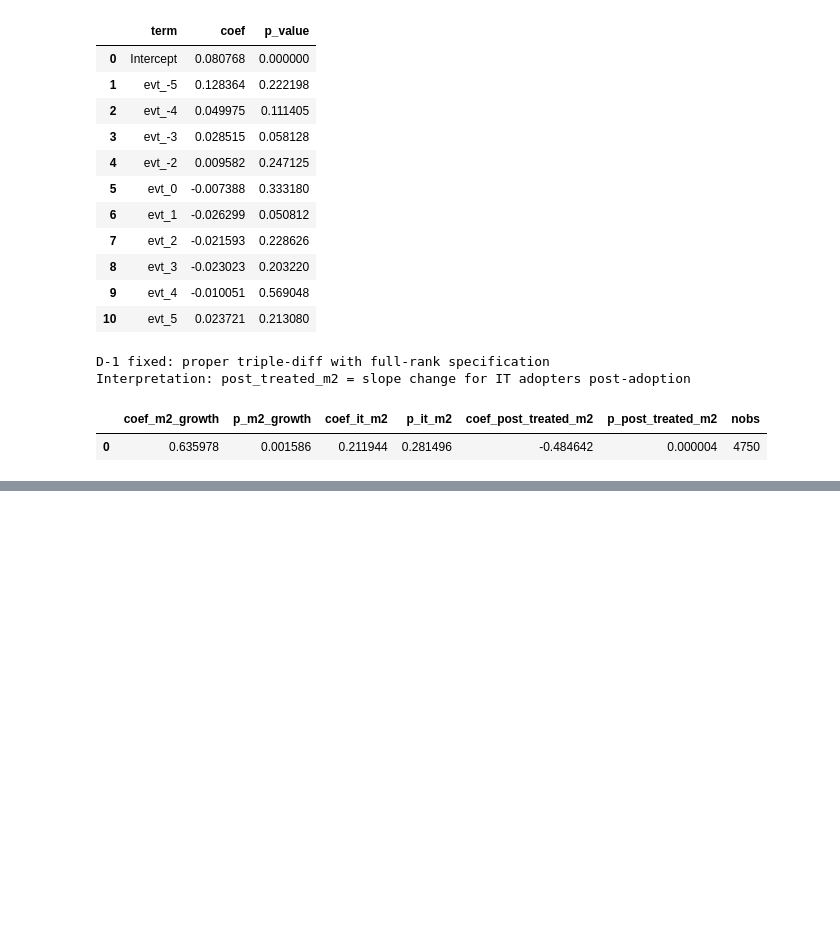
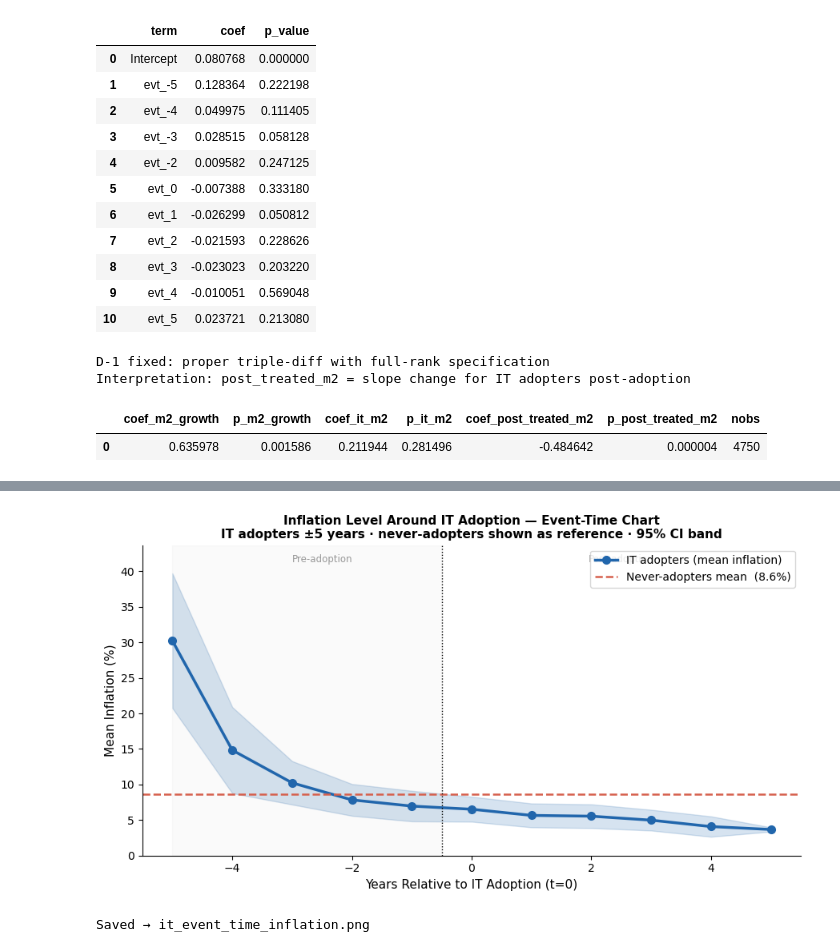
Before and after one commit to 4minutes-chung/monetary-panel-study, a Jupyter notebook: 03_analysis_notebooks/04_did_it_event_study.ipynb, the cells around one changed output, grey strips where cells are left out. Saved outputs shown, nothing was run; the diff lists cells and outputs as text; code cells hidden in the pictures; blank space fills up the shorter version.

```diff
--- a/03_analysis_notebooks/04_did_it_event_study.ipynb
+++ b/03_analysis_notebooks/04_did_it_event_study.ipynb
@@ -137,0 +147,65 @@ Interpretation: post_treated_m2 = slope change for IT adopters post-adoption
+# %%
+
+# ── Event-time chart: average inflation level ±5 years around IT adoption ────
+import matplotlib.pyplot as plt
+import numpy as np
+
+event_adopters = df[
+    (df["it_treated"] == 1) & df["event_time"].notna()
+].dropna(subset=["inflation"]).copy()
+event_adopters["event_bin"] = event_adopters["event_time"].clip(-5, 5).astype(int)
+
+et_stats = (
+    event_adopters.groupby("event_bin")["inflation"]
+    .agg(mean="mean", sem=lambda x: x.sem())
+    .reindex(range(-5, 6))
+)
+et_stats["mean_pct"] = et_stats["mean"] * 100
+et_stats["sem_pct"]  = et_stats["sem"]  * 100
+
+never_mean_pct = df[df["it_treated"] == 0]["inflation"].mean() * 100
+bins = list(range(-5, 6))
+y    = et_stats["mean_pct"].tolist()
+ye   = et_stats["sem_pct"].tolist()
+
+ymax_val = max(
+    max(v + 1.96 * e for v, e in zip(y, ye) if not np.isnan(v + e)),
+    never_mean_pct,
+) * 1.10
+
+fig, ax = plt.subplots(figsize=(9, 5))
+
+ax.fill_between(bins,
+                [v - 1.96 * e for v, e in zip(y, ye)],
+                [v + 1.96 * e for v, e in zip(y, ye)],
+                alpha=0.18, color="#2166ac")
+ax.plot(bins, y, color="#2166ac", lw=2.5, marker="o", ms=7,
+        label="IT adopters (mean inflation)")
+ax.axhline(never_mean_pct, color="#d6604d", lw=1.8, ls="--",
+           label=f"Never-adopters mean  ({never_mean_pct:.1f}%)")
+ax.axvline(-0.5, color="black", lw=1.0, ls=":")
+ax.axvspan(-5, -0.5, alpha=0.04, color="grey")
+
+ax.text(-2.5, ymax_val * 0.97, "Pre-adoption", ha="center", fontsize=8.5,
+        color="#999", va="top")
+ax.text(2.5,  ymax_val * 0.97, "Post-adoption", ha="center", fontsize=8.5,
+        color="#999", va="top")
+
+ax.set_ylim(0, ymax_val)
+ax.set_xlabel("Years Relative to IT Adoption (t=0)", fontsize=11)
+ax.set_ylabel("Mean Inflation (%)", fontsize=11)
+ax.set_title(
+    "Inflation Level Around IT Adoption — Event-Time Chart\n"
+    "IT adopters ±5 years · never-adopters shown as reference · 95% CI band",
+    fontsize=11, fontweight="bold",
+)
+ax.legend(fontsize=10, loc="upper right")
+ax.spines[["top", "right"]].set_visible(False)
+
+plt.tight_layout()
+fig.savefig(ROOT / "04_current_results/figures/it_event_time_inflation.png", dpi=150, bbox_inches="tight")
+plt.show()
+print("Saved → it_event_time_inflation.png")
+# %% [output]
+[figure, added]
+Saved → it_event_time_inflation.png
```
Also changed, not shown: parts of 3 cells of this notebook, 8 other files.
